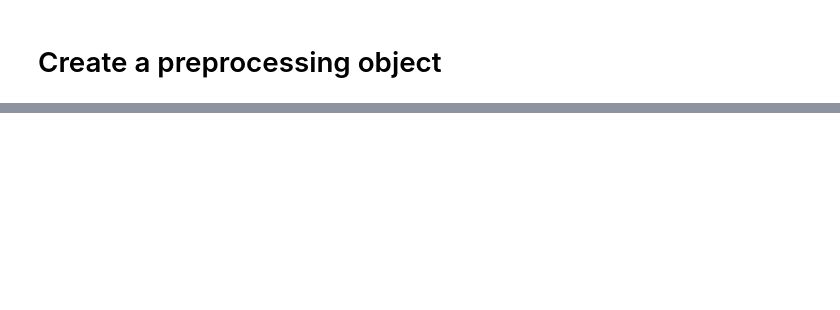
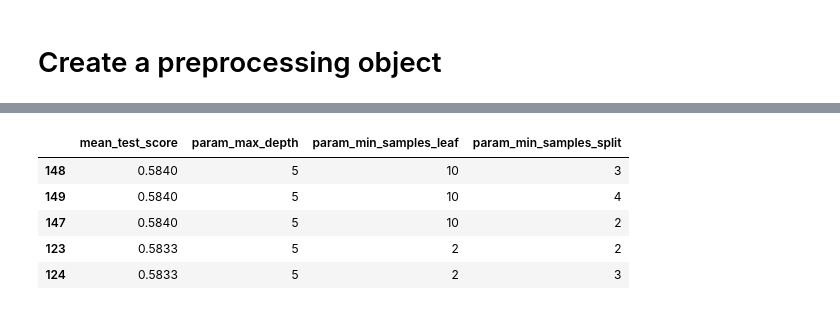
Before and after one commit to brittanymlassiter/Prediction-of-Product-Sales, a Jupyter notebook: Prediction_of_Product_Sales.ipynb, the cells around one changed output, grey strips where cells are left out. Saved outputs shown, nothing was run; the diff lists cells and outputs as text; code cells hidden in the pictures; blank space fills up the shorter version.

```diff
--- a/Prediction_of_Product_Sales.ipynb
+++ b/Prediction_of_Product_Sales.ipynb
@@ -1408,0 +1737,13 @@ sklearn.compose._column_transformer.ColumnTransformer
+# %%
+# Create a list of all columns containing param_
+param_cols = cv_results.columns[ cv_results.columns.str.contains('param_')]
+# Limit results to the mean_test_score and parameters. Use the * operator to unpack the param_cols list
+results = cv_results.loc[:, ['mean_test_score', *param_cols]].sort_values(by = 'mean_test_score', ascending = False).round(4)
+results.head()
+# %% [output]
+|  | mean_test_score | param_max_depth | param_min_samples_leaf | param_min_samples_split |
+| 148 | 0.5840 | 5 | 10 | 3 |
+| 149 | 0.5840 | 5 | 10 | 4 |
+| 147 | 0.5840 | 5 | 10 | 2 |
+| 123 | 0.5833 | 5 | 2 | 2 |
+| 124 | 0.5833 | 5 | 2 | 3 |
```
Also changed, not shown: parts of 95 cells of this notebook.
